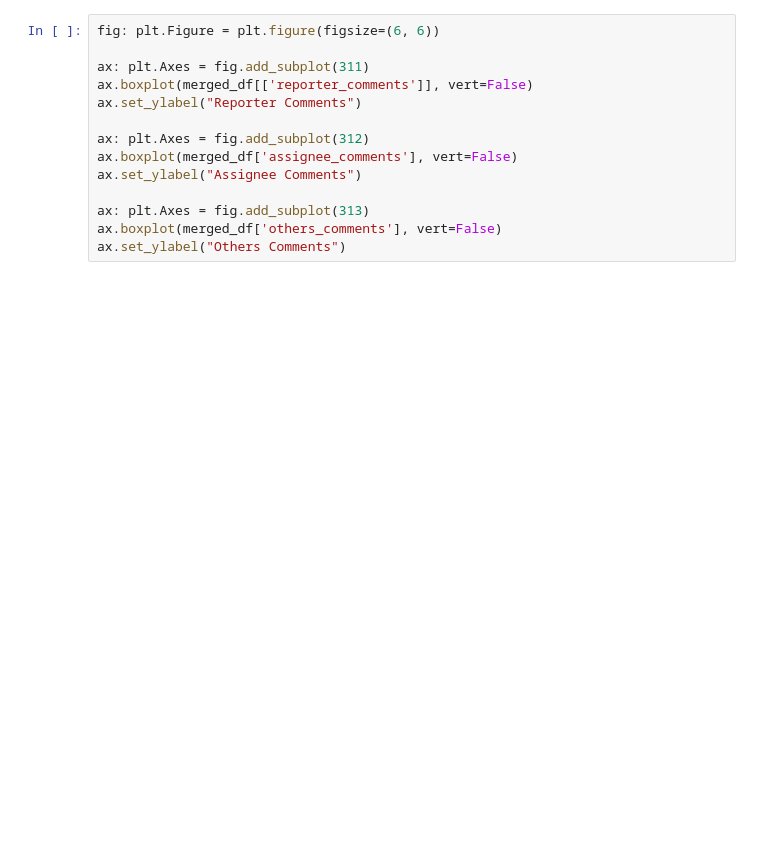
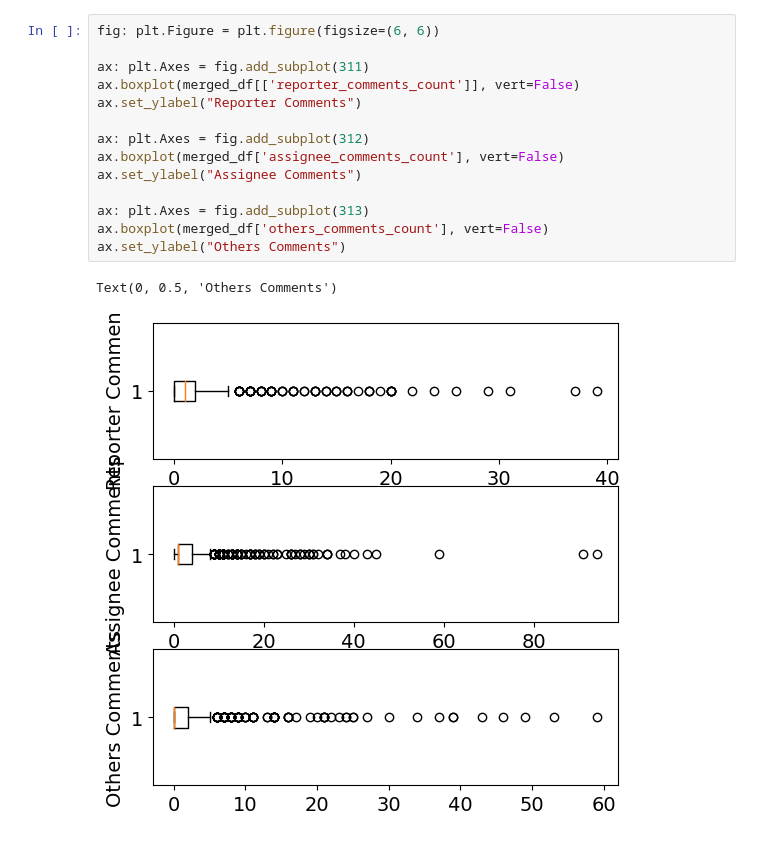
Before and after one commit to mohammadabdellatif/toward-performance-appraisal-automation-thesis, a Jupyter notebook: merged_dataset_exploration.ipynb, the cells around one changed output. Saved outputs shown, nothing was run; the diff lists cells and outputs as text; blank space fills up the shorter version.

```diff
--- a/merged_dataset_exploration.ipynb
+++ b/merged_dataset_exploration.ipynb
@@ -55,17 +84,20 @@ ax.set_yticklabels([])
 # %%
 fig: plt.Figure = plt.figure(figsize=(6, 6))
 
 ax: plt.Axes = fig.add_subplot(311)
-ax.boxplot(merged_df[['reporter_comments']], vert=False)
+ax.boxplot(merged_df[['reporter_comments_count']], vert=False)
 ax.set_ylabel("Reporter Comments")
 
 ax: plt.Axes = fig.add_subplot(312)
-ax.boxplot(merged_df['assignee_comments'], vert=False)
+ax.boxplot(merged_df['assignee_comments_count'], vert=False)
 ax.set_ylabel("Assignee Comments")
 
 ax: plt.Axes = fig.add_subplot(313)
-ax.boxplot(merged_df['others_comments'], vert=False)
+ax.boxplot(merged_df['others_comments_count'], vert=False)
 ax.set_ylabel("Others Comments")
+# %% [output]
+Text(0, 0.5, 'Others Comments')
+[figure, added]
 # %%
 def __hist(ax: plt.Axes, data, x_label, y_label = 'Frequency', bins = 50):
     ax.hist(data, bins=bins)
```
Also changed, not shown: parts of 5 cells of this notebook, 1 other file.
